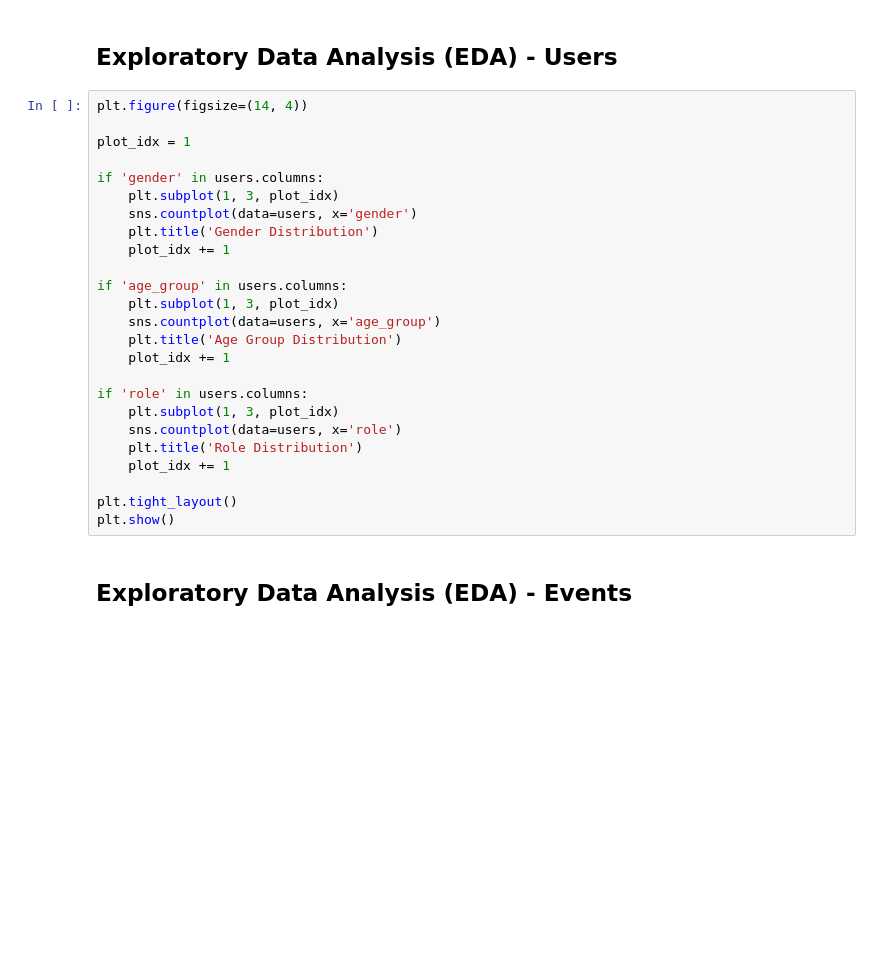
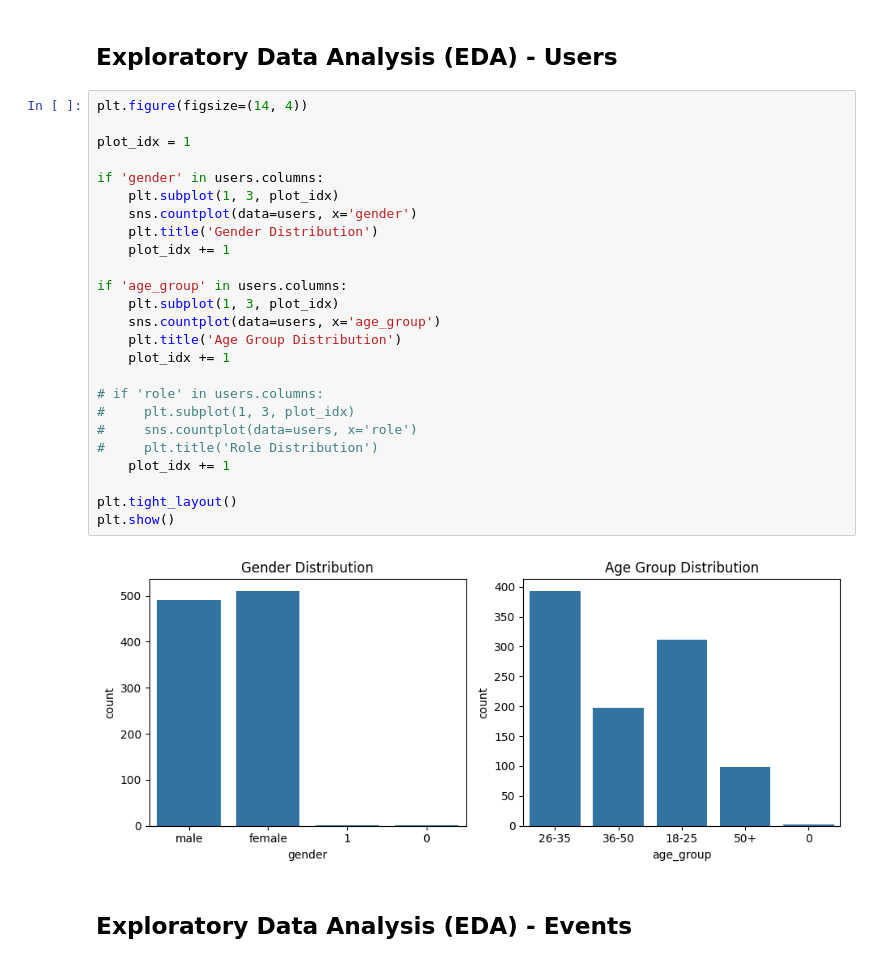
Before and after one commit to wiem-2001/SnapReserve-Backend, a Jupyter notebook: ml-models/recommendation-system/train_model_out.ipynb, the cells around one changed output. Cells and saved outputs as stored; diff of their text form; blank space fills up the shorter version.

```diff
--- a/ml-models/recommendation-system/train_model_out.ipynb
+++ b/ml-models/recommendation-system/train_model_out.ipynb
@@ -42,28 +99,30 @@ interactions.info()
 # %%
 plt.figure(figsize=(14, 4))
 
 plot_idx = 1
 
 if 'gender' in users.columns:
     plt.subplot(1, 3, plot_idx)
     sns.countplot(data=users, x='gender')
     plt.title('Gender Distribution')
     plot_idx += 1
 
 if 'age_group' in users.columns:
     plt.subplot(1, 3, plot_idx)
     sns.countplot(data=users, x='age_group')
     plt.title('Age Group Distribution')
     plot_idx += 1
 
-if 'role' in users.columns:
-    plt.subplot(1, 3, plot_idx)
-    sns.countplot(data=users, x='role')
-    plt.title('Role Distribution')
+# if 'role' in users.columns:
+#     plt.subplot(1, 3, plot_idx)
+#     sns.countplot(data=users, x='role')
+#     plt.title('Role Distribution')
     plot_idx += 1
 
 plt.tight_layout()
 plt.show()
+# %% [output]
+[figure, added]
 # %% [markdown]
 <h2>Exploratory Data Analysis (EDA) - Events</h2>
 # %%
```
Also changed, not shown: parts of 22 cells of this notebook, 31 other files.
